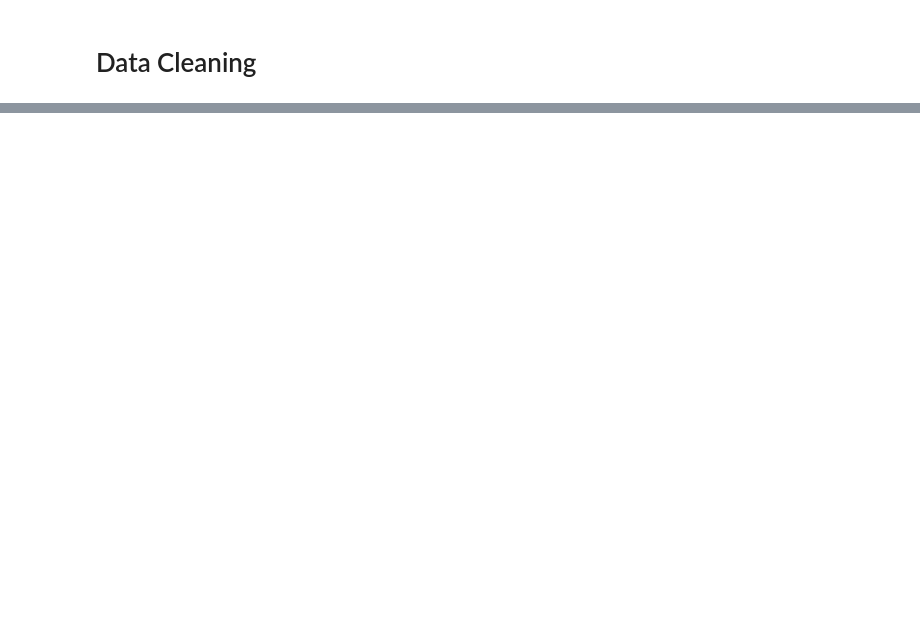
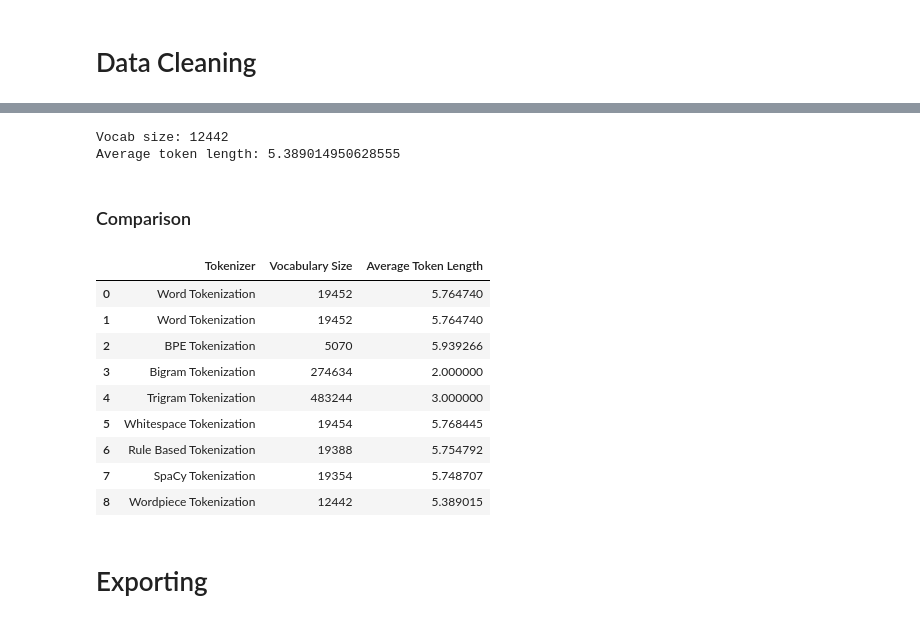
Before and after one commit to NotMishaal/TripAdvisor-Review-CW, a Jupyter notebook: task_1/cleaning.ipynb, the cells around one changed output, grey strips where cells are left out. Saved outputs shown, nothing was run; the diff lists cells and outputs as text; code cells hidden in the pictures; blank space fills up the shorter version.

```diff
--- a/task_1/cleaning.ipynb
+++ b/task_1/cleaning.ipynb
@@ -150,0 +381,2 @@ df.head()
+# %%
+tkn_results = []
@@ -150,0 +531,23 @@ df.head()
+# %%
+calculate_tokenizer_metrics(df['wordpiece_tokenization'], "Wordpiece Tokenization")
+# %% [output]
+Vocab size: 12442
+Average token length: 5.389014950628555
+# %% [markdown]
+### Comparison
+# %%
+results_df = pd.DataFrame(tkn_results)
+results_df.head(10)
+# %% [output]
+|  | Tokenizer | Vocabulary Size | Average Token Length |
+| 0 | Word Tokenization | 19452 | 5.764740 |
+| 1 | Word Tokenization | 19452 | 5.764740 |
+| 2 | BPE Tokenization | 5070 | 5.939266 |
+| 3 | Bigram Tokenization | 274634 | 2.000000 |
+| 4 | Trigram Tokenization | 483244 | 3.000000 |
+| 5 | Whitespace Tokenization | 19454 | 5.768445 |
+| 6 | Rule Based Tokenization | 19388 | 5.754792 |
+| 7 | SpaCy Tokenization | 19354 | 5.748707 |
+| 8 | Wordpiece Tokenization | 12442 | 5.389015 |
+# %% [markdown]
+# Exporting
```
Also changed, not shown: parts of 81 cells of this notebook, 2 other files.
